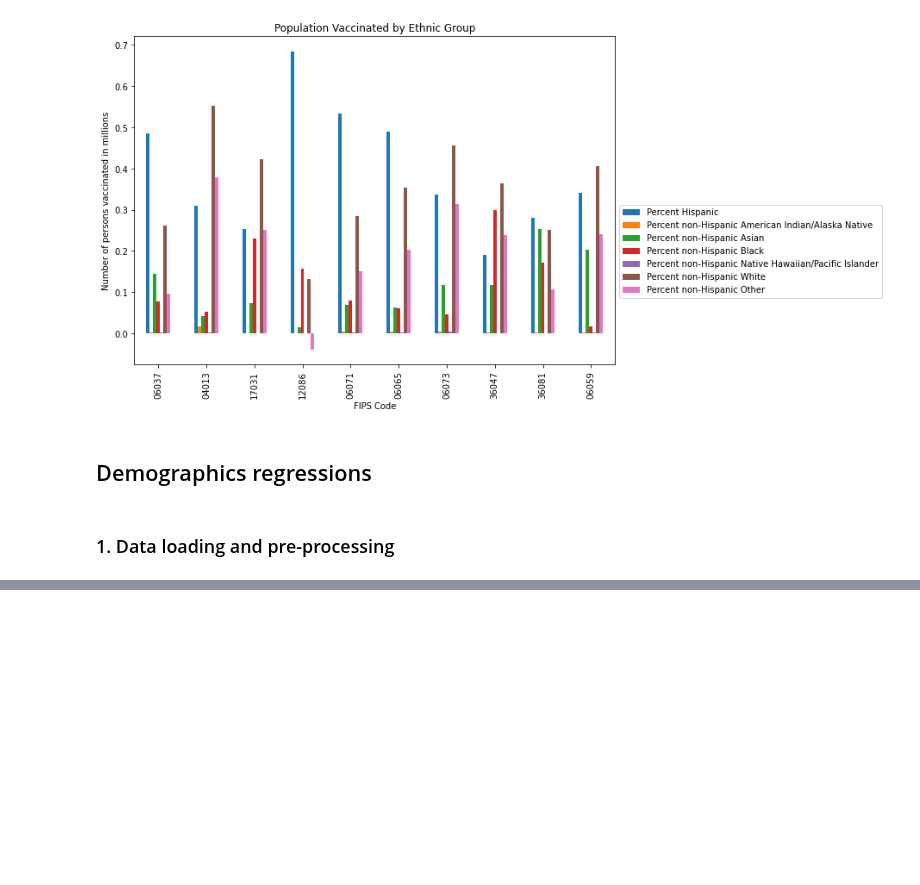
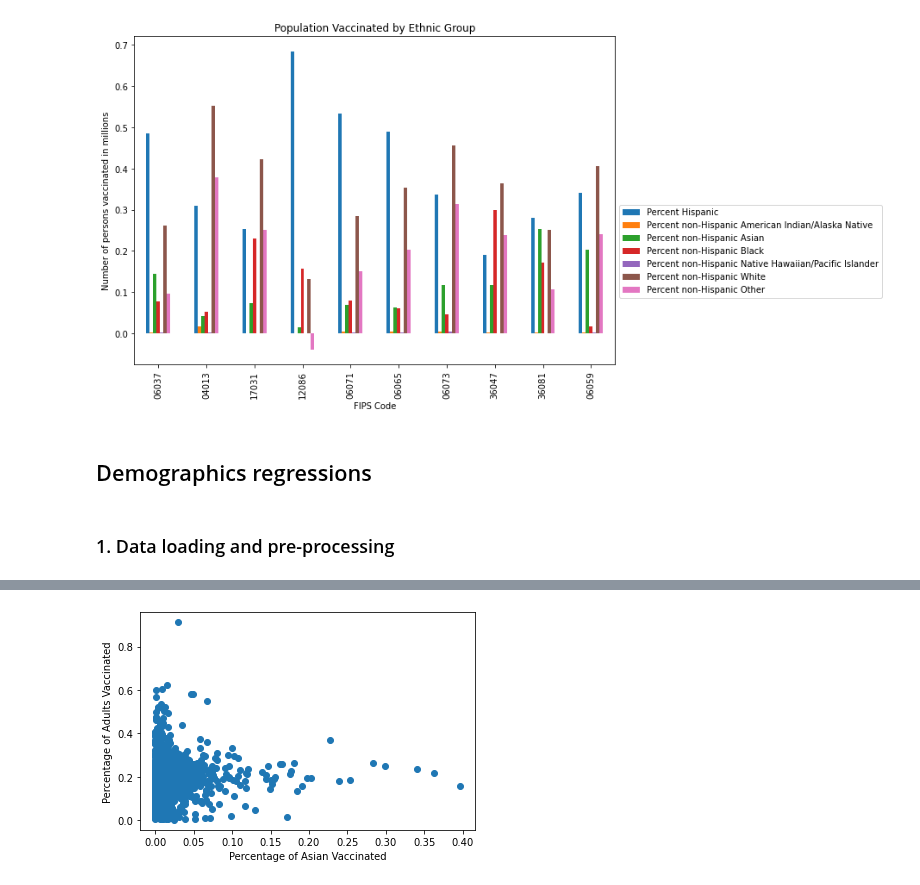
Before and after one commit to mgeffroy/P1-US-COVID-19-Vaccination-Campaign, a Jupyter notebook: Gender, Age and Ethnicity.ipynb, the cells around one changed output, grey strips where cells are left out. Drawn from its saved outputs; the diff is of its cells as text; code cells hidden in the pictures; blank space fills up the shorter version.

```diff
--- a/Gender, Age and Ethnicity.ipynb
+++ b/Gender, Age and Ethnicity.ipynb
@@ -423,0 +442,8 @@ vaccination
+# %%
+asian_vacc= pers_vaccinated['Percent non-Hispanic Asian']
+plt.scatter( asian_vacc, adults_vacc)
+plt.ylabel("Percentage of Adults Vaccinated")
+plt.xlabel("Percentage of Asian Vaccinated")
+plt.show()
+# %% [output]
+[figure, added]
```
Also changed, not shown: parts of 12 cells of this notebook.
